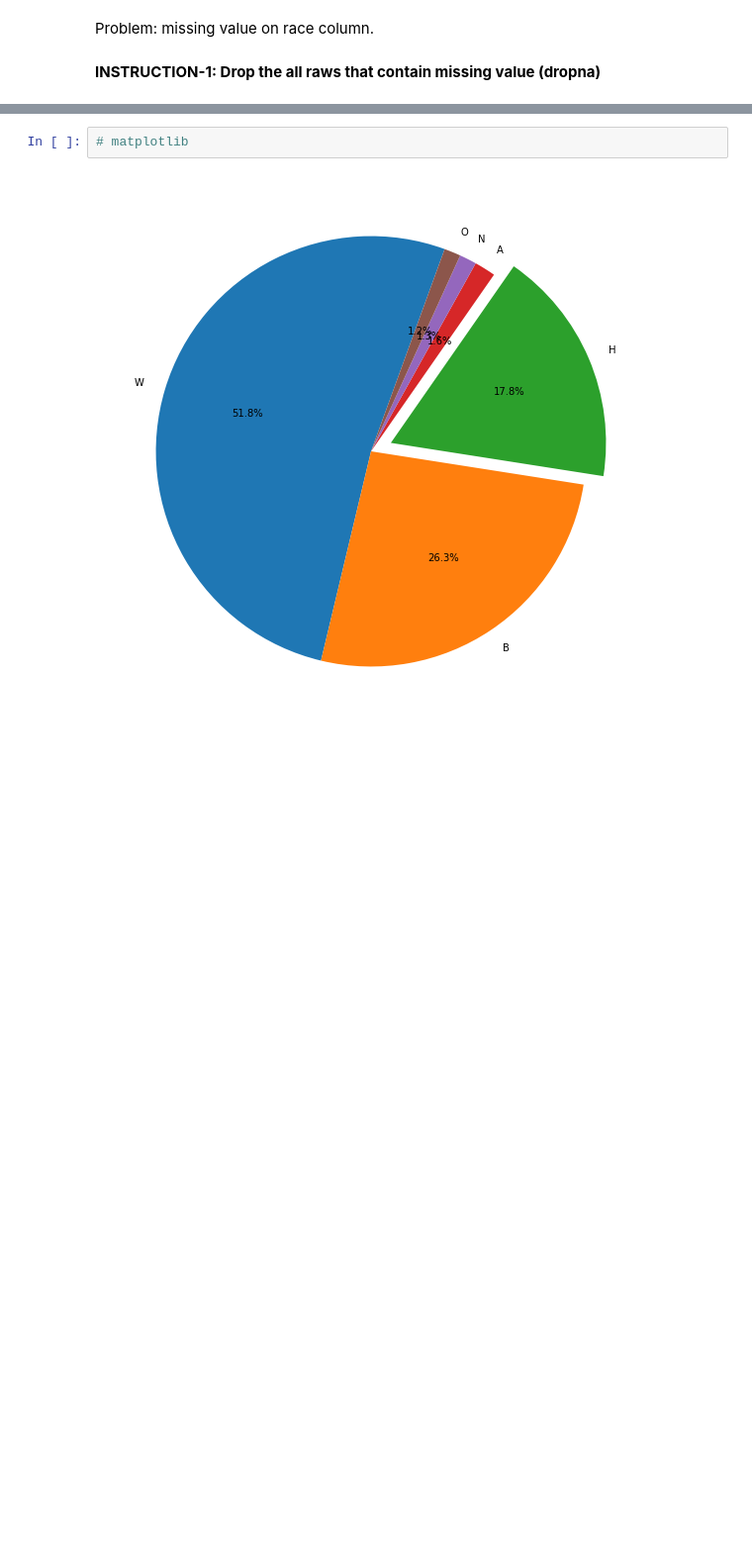
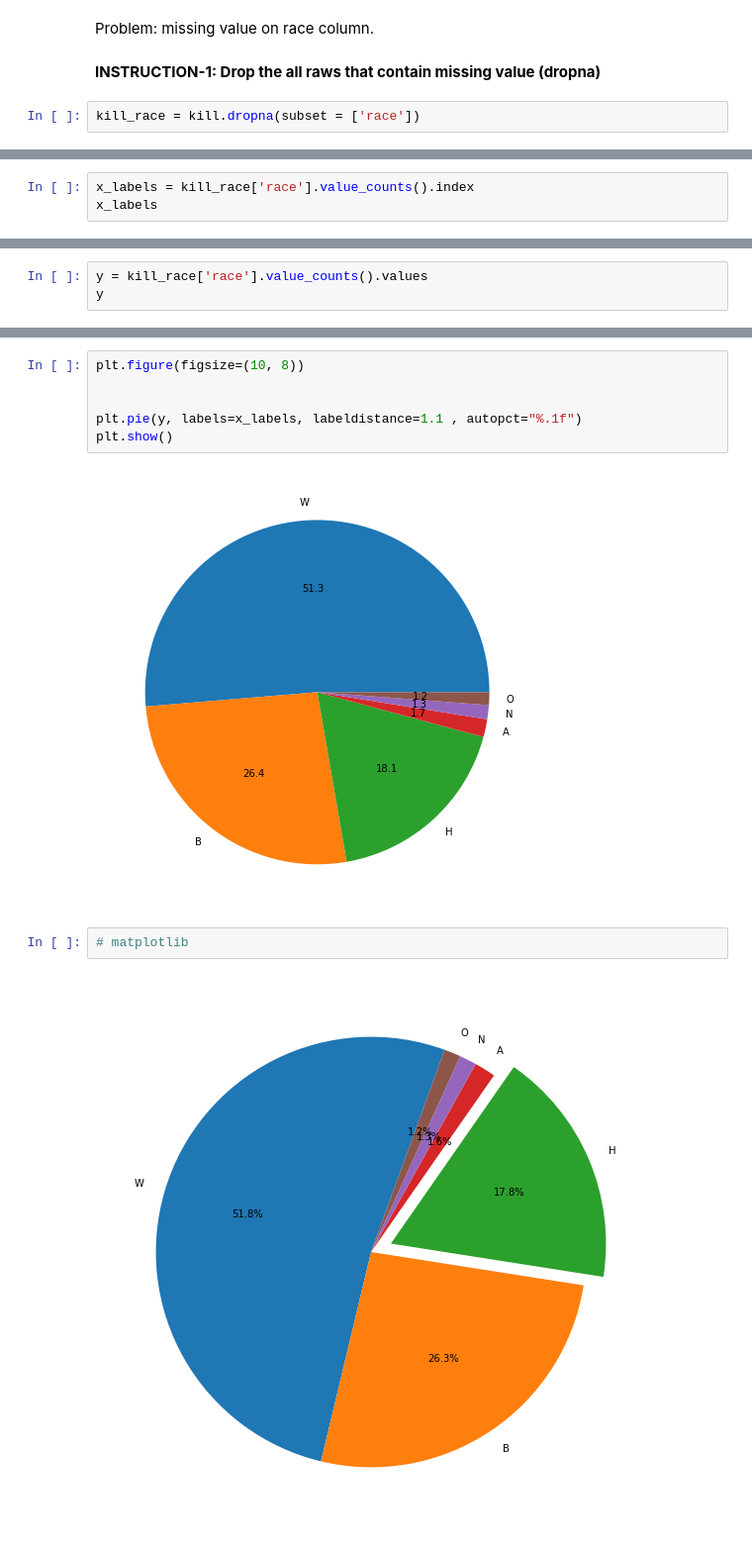
Before and after one commit to bulent-1111/Data_Science, a Jupyter notebook: Assignment/MatPlotLib_Assignment_1_student.ipynb, the cells around one changed output, grey strips where cells are left out. Shown at 99% size. Saved outputs shown, nothing was run; the diff lists cells and outputs as text; blank space fills up the shorter version.

```diff
--- a/Assignment/MatPlotLib_Assignment_1_student.ipynb
+++ b/Assignment/MatPlotLib_Assignment_1_student.ipynb
@@ -303,3 +306,5 @@ Name: race, dtype: int64
 Problem: missing value on race column.
 # %% [markdown]
 **INSTRUCTION-1: Drop the all raws that contain missing value (dropna)**
+# %%
+kill_race = kill.dropna(subset = ['race'])
@@ -310,0 +373,3 @@ Problem: missing value on race column.
+# %%
+x_labels = kill_race['race'].value_counts().index
+x_labels
@@ -319,0 +381,3 @@ Name: race, dtype: int64
+# %%
+y = kill_race['race'].value_counts().values
+y
@@ -326,3 +389,11 @@ array([1168,  592,  401,   36,   29,   28])
+# %%
+plt.figure(figsize=(10, 8))
+
+
+plt.pie(y, labels=x_labels, labeldistance=1.1 , autopct="%.1f")
+plt.show()
+# %% [output]
+[figure, added]
 # %%
 # matplotlib
 # %% [output]
```
Also changed, not shown: parts of 17 cells of this notebook.
